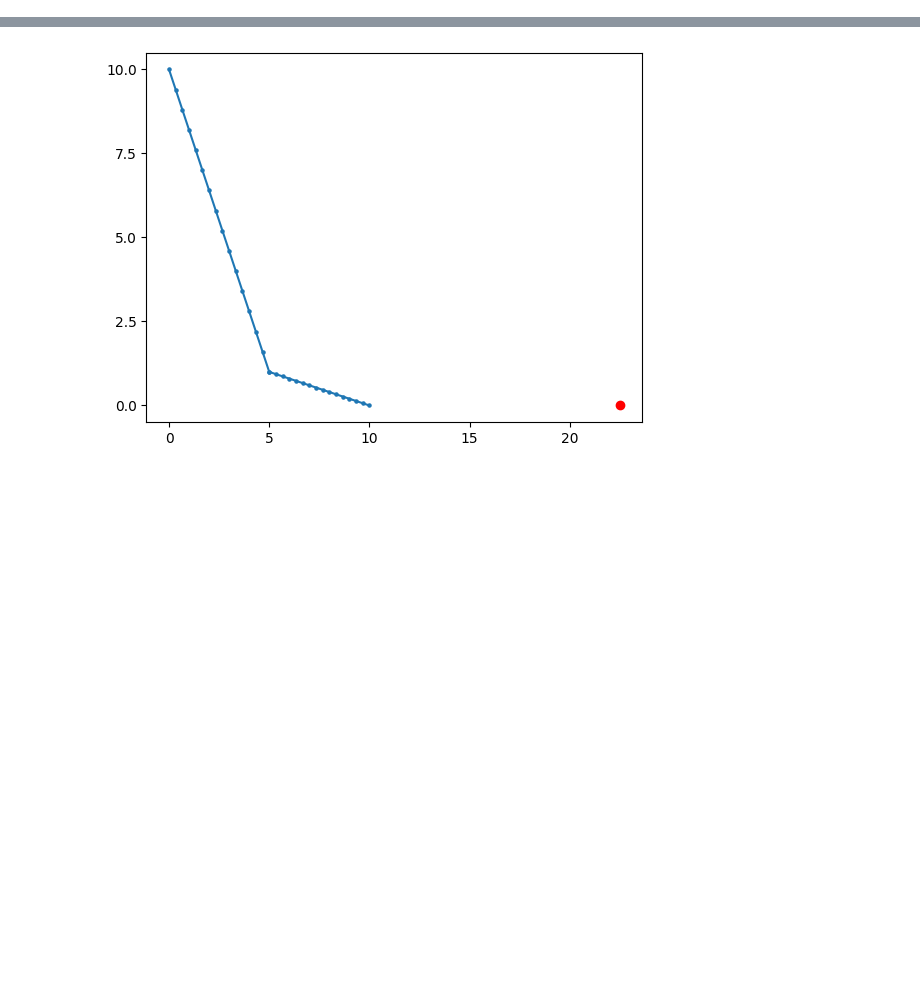
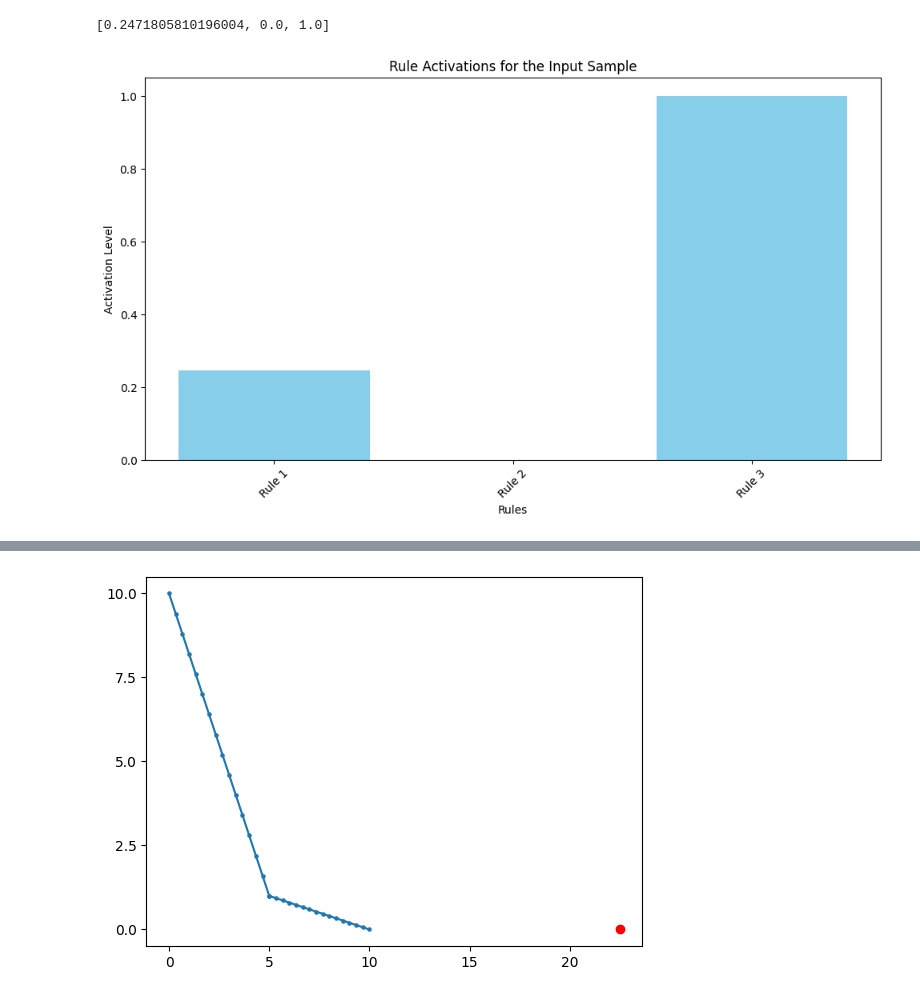
Before and after one commit to arthurbabey/fuzzycocopython, a Jupyter notebook: Untitled-1.ipynb, the cells around one changed output, grey strips where cells are left out. Saved outputs shown, nothing was run; the diff lists cells and outputs as text; code cells hidden in the pictures; blank space fills up the shorter version.

```diff
--- a/Untitled-1.ipynb
+++ b/Untitled-1.ipynb
@@ -78,3 +112,8 @@ str(model.variables_[0])
+# %%
+model.plot_rule_activations(X_test[0])
+# %% [output]
+[0.2471805810196004, 0.0, 1.0]
+[figure, added]
 # %%
 model.plot_fuzzy_sets()
 # %% [output]
```
Also changed, not shown: parts of 28 cells of this notebook, 3 other files.
